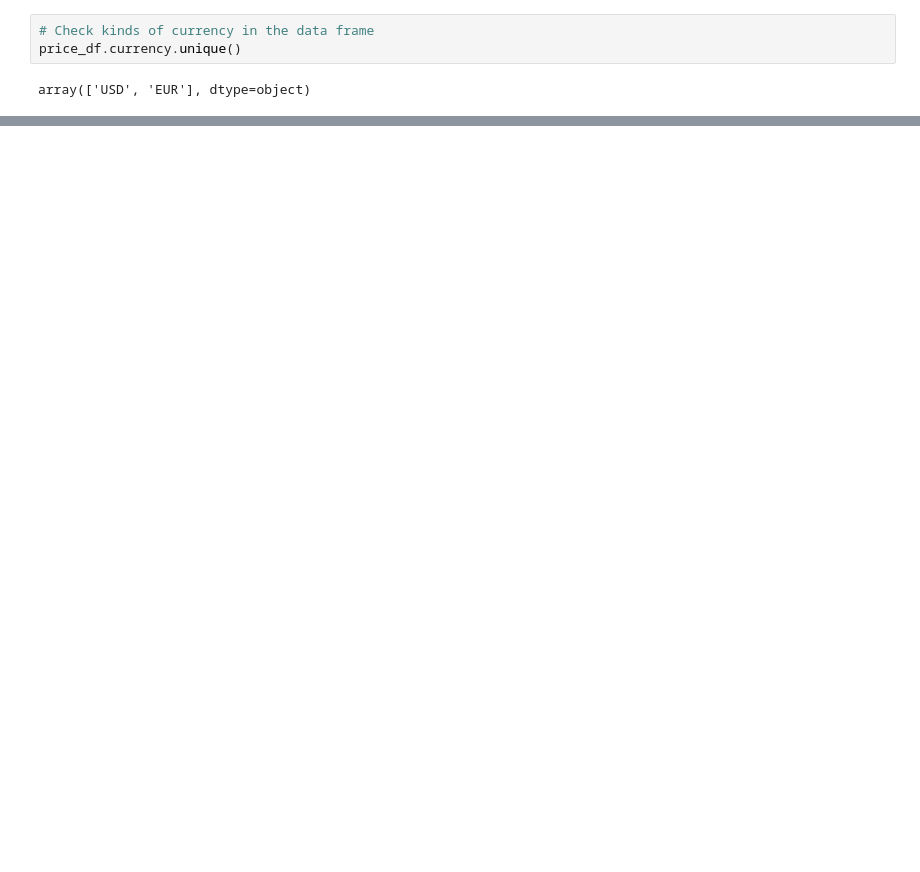
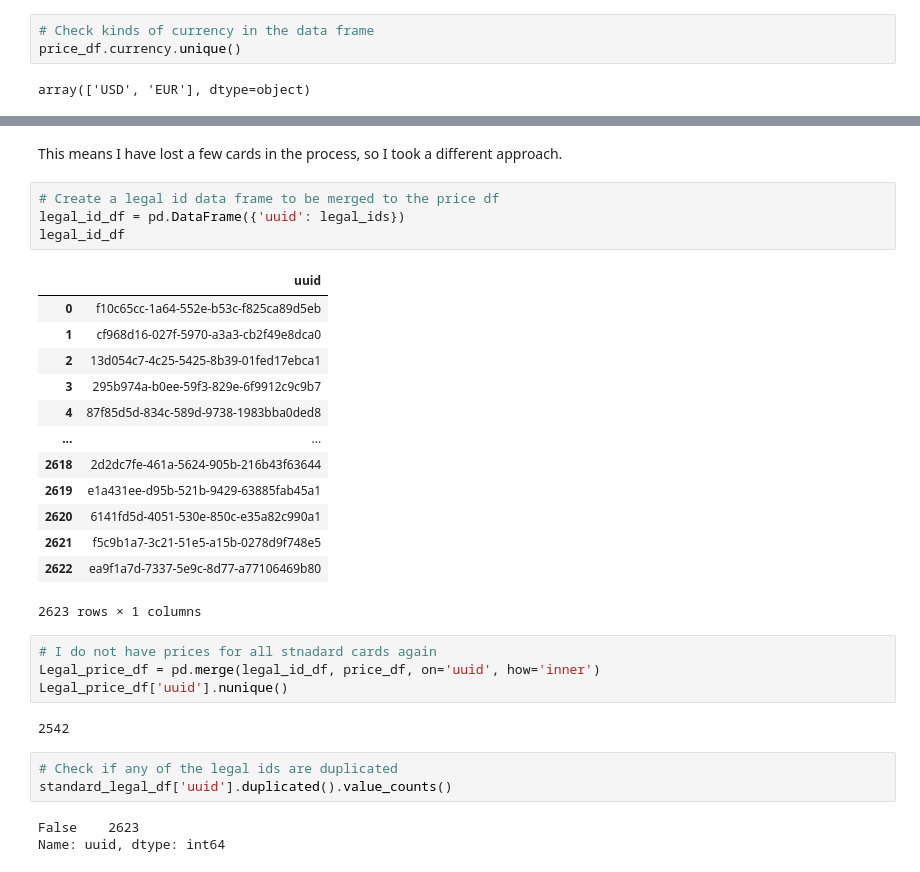
Before and after one commit to LouisHH0203/pet_projects, a Jupyter notebook: mtg_analysis.ipynb, the cells around one changed output, grey strips where cells are left out. Cells and saved outputs as stored; diff of their text form; blank space fills up the shorter version.

```diff
--- a/mtg_analysis.ipynb
+++ b/mtg_analysis.ipynb
@@ -382,0 +482,32 @@ Username for 'https://github.com': ^C
+# %% [markdown]
+This means I have lost a few cards in the process, so I took a different approach.
+# %%
+# Create a legal id data frame to be merged to the price df
+legal_id_df = pd.DataFrame({'uuid': legal_ids})
+legal_id_df
+# %% [output]
+|  | uuid |
+| 0 | f10c65cc-1a64-552e-b53c-f825ca89d5eb |
+| 1 | cf968d16-027f-5970-a3a3-cb2f49e8dca0 |
+| 2 | 13d054c7-4c25-5425-8b39-01fed17ebca1 |
+| 3 | 295b974a-b0ee-59f3-829e-6f9912c9c9b7 |
+| 4 | 87f85d5d-834c-589d-9738-1983bba0ded8 |
+| ... | ... |
+| 2618 | 2d2dc7fe-461a-5624-905b-216b43f63644 |
+| 2619 | e1a431ee-d95b-521b-9429-63885fab45a1 |
+| 2620 | 6141fd5d-4051-530e-850c-e35a82c990a1 |
+| 2621 | f5c9b1a7-3c21-51e5-a15b-0278d9f748e5 |
+| 2622 | ea9f1a7d-7337-5e9c-8d77-a77106469b80 |
+2623 rows × 1 columns
+# %%
+# I do not have prices for all stnadard cards again
+Legal_price_df = pd.merge(legal_id_df, price_df, on='uuid', how='inner')
+Legal_price_df['uuid'].nunique()
+# %% [output]
+2542
+# %%
+# Check if any of the legal ids are duplicated
+standard_legal_df['uuid'].duplicated().value_counts()
+# %% [output]
+False    2623
+Name: uuid, dtype: int64
```
Also changed, not shown: parts of 20 cells of this notebook.
